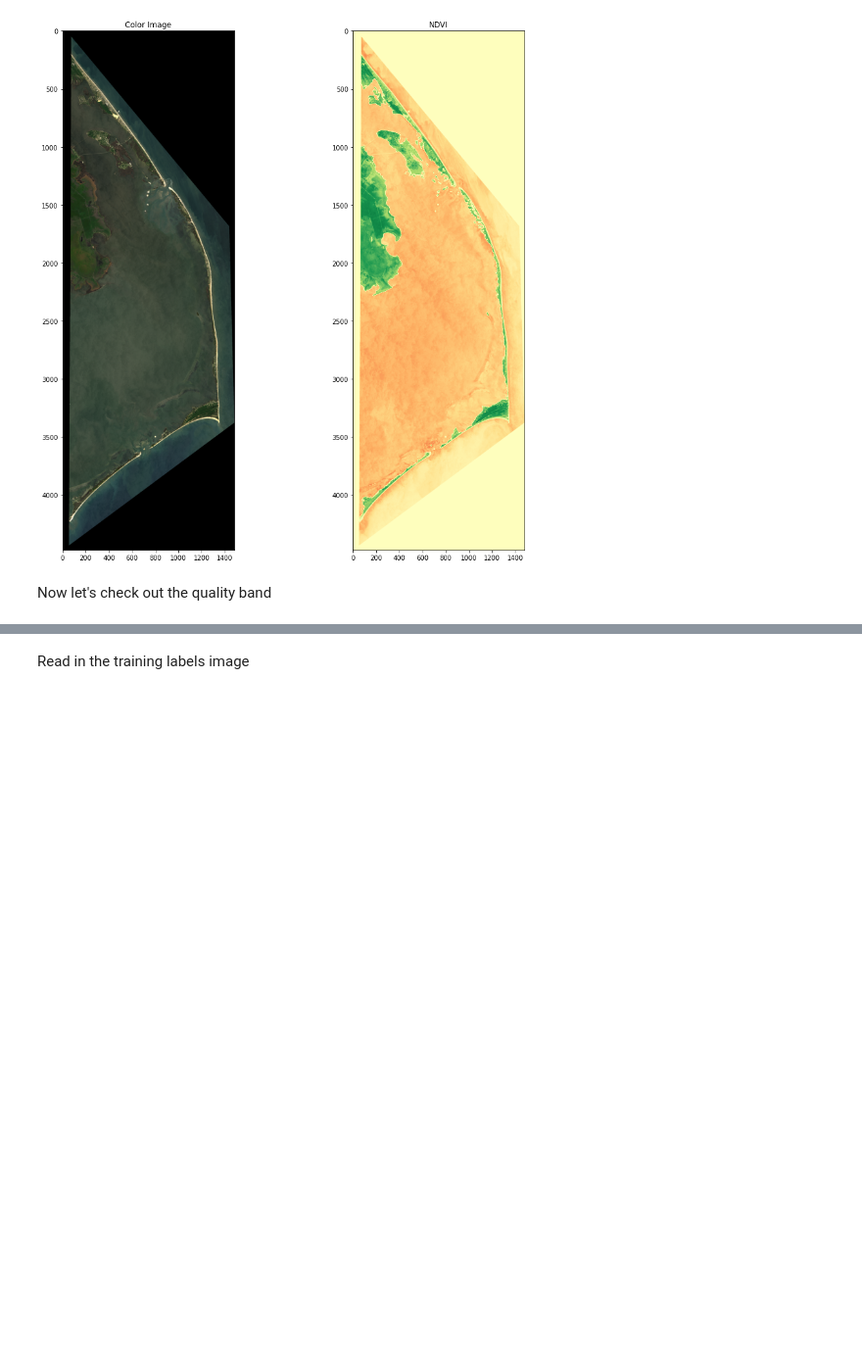
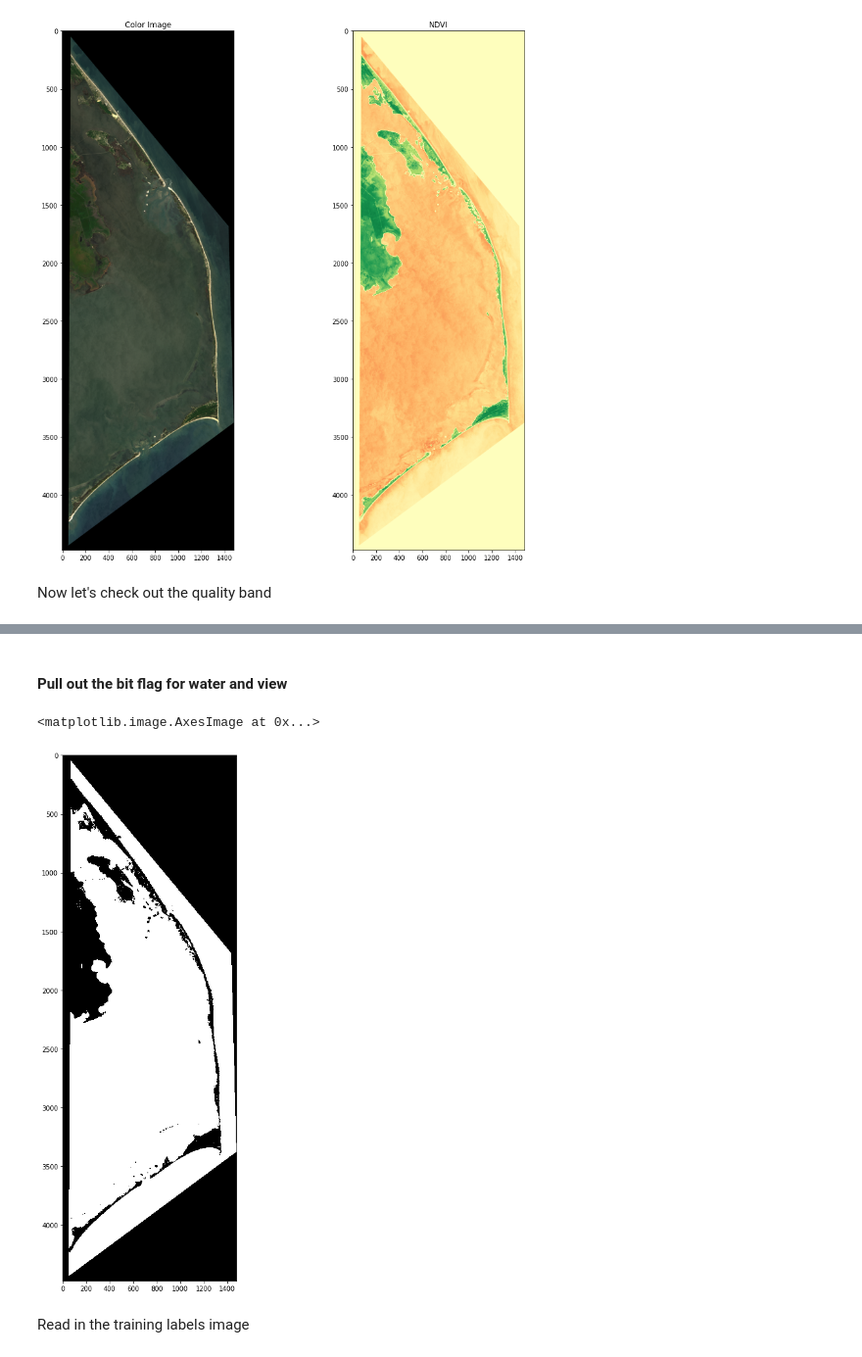
Before and after one commit to mengyuchi/open-geo-tutorial, a Jupyter notebook: notebooks/chapter_6_neural_networks.ipynb, the cells around one changed output, grey strips where cells are left out. Shown at 98% size. Drawn from its saved outputs; the diff is of its cells as text; code cells hidden in the pictures; blank space fills up the shorter version.

```diff
--- a/notebooks/chapter_6_neural_networks.ipynb
+++ b/notebooks/chapter_6_neural_networks.ipynb
@@ -448,7 +474,8 @@ Now let's check out the quality band
 qa_band = landsat_image[7, :, :]
 qa_band[qa_band == -9999] = 0
 
-print(np.unique(qa_band))
+for i in np.unique(qa_band):
+  print(bin(i))
 
 fig, ax = plt.subplots(figsize=(15,15))
 ax.imshow(qa_band, cmap='gray')
@@ -457,5 +494,23 @@ ax.imshow(qa_band, cmap='gray')
 <matplotlib.image.AxesImage at 0x...>
 [figure]
+# %% [markdown]
+#### Pull out the bit flag for water and view
+# %%
+water_bits = []
+
+for i in qa_band.flatten():
+  if bin(i) == '0b0' or bin(i) == '0b1':
+    water_bits.append(0)
+  else:
+    water_bits.append(int(bin(i)[8]))
+# %%
+water_bits_raster = np.array(water_bits).reshape(4475, 1481)
+# %%
+fig, ax = plt.subplots(figsize=(15,15))
+ax.imshow(water_bits_raster, cmap='gray', interpolation='None')
+# %% [output]
+<matplotlib.image.AxesImage at 0x...>
+[figure, added]
 # %% [markdown]
 Read in the training labels image
 # %%
```
Also changed, not shown: parts of 42 cells of this notebook.
